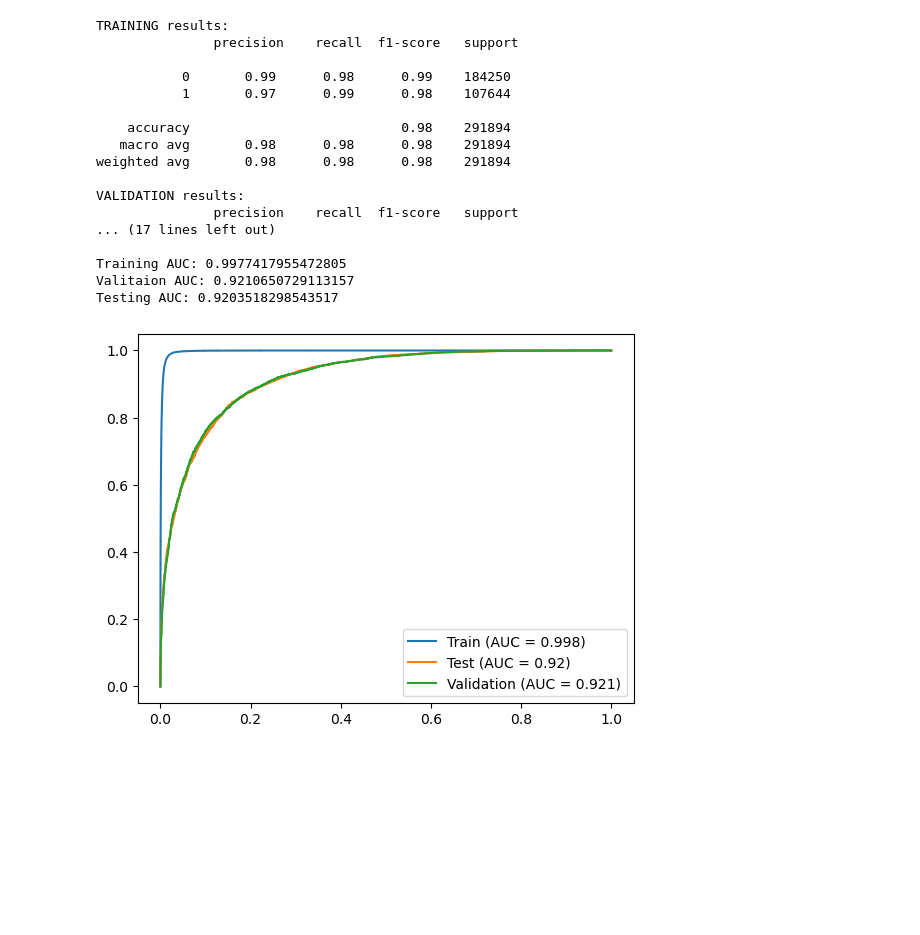
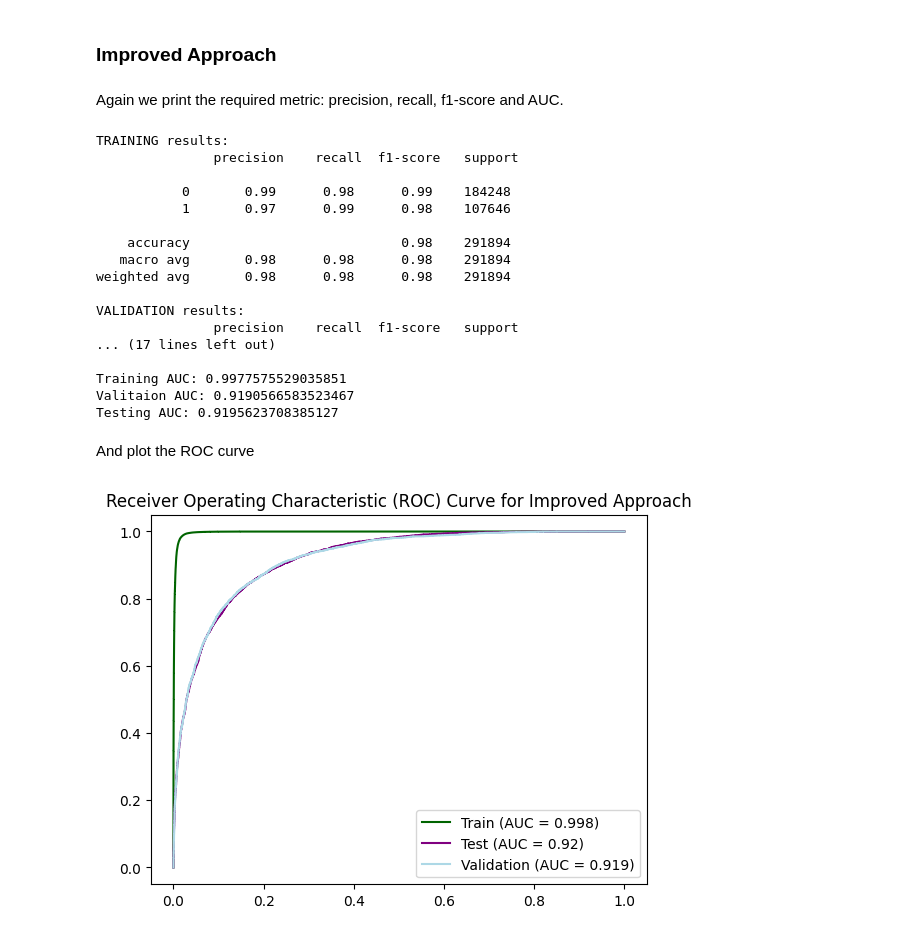
Before and after one commit to DaphneDjiakouri/Natural-Language-Processing, a Jupyter notebook: MadisonChester_DafniTziakouri/reproduce_results.ipynb, the cells around one changed output. Saved outputs shown, nothing was run; the diff lists cells and outputs as text; code cells hidden in the pictures; blank space fills up the shorter version.

```diff
--- a/MadisonChester_DafniTziakouri/reproduce_results.ipynb
+++ b/MadisonChester_DafniTziakouri/reproduce_results.ipynb
@@ -26,3 +38,3 @@ x_train, x_validation, y_train, y_validation = train_test_split(
 # %%
-simple_pipe = joblib.load(f'{MODELS_DIR}/simple_solution.pk1')
-improved_pipe = joblib.load(f'{MODELS_DIR}/improved_solution.joblib')
+simple_pipe = joblib.load(f'{MODELS_DIR}/simple_approach.pk1')
+improved_pipe = joblib.load(f'{MODELS_DIR}/improved_approach.joblib')
@@ -84,3 +102,5 @@ plt.close()
+# %% [markdown]
+### Improved Approach
 # %%
 y_pred_train = improved_pipe.predict(x_train)
 y_probs_train = improved_pipe.predict_proba(x_train)[:, 1]
@@ -90,6 +110,8 @@ y_probs_validation = improved_pipe.predict_proba(x_validation)[:, 1]
 
 y_pred_test = improved_pipe.predict(x_test)
 y_probs_test = improved_pipe.predict_proba(x_test)[:, 1]
+# %% [markdown]
+Again we print the required metric: precision, recall, f1-score and AUC.
 # %%
 fpr_train, tpr_train, _ = roc_curve(y_train, y_probs_train)
 auc_roc_train = auc(fpr_train, tpr_train)
@@ -109,8 +131,8 @@ print("Testing AUC:", auc_roc_test)
 TRAINING results:
                precision    recall  f1-score   support
 
-           0       0.99      0.98      0.99    184250
-           1       0.97      0.99      0.98    107644
+           0       0.99      0.98      0.99    184248
+           1       0.97      0.99      0.98    107646
 
     accuracy                           0.98    291894
    macro avg       0.98      0.98      0.98    291894
@@ -120,19 +142,19 @@ VALIDATION results:
                precision    recall  f1-score   support
 ... (17 lines left out)
 
-Training AUC: 0.9977417955472805
-Valitaion AUC: 0.9210650729113157
-Testing AUC: 0.9203518298543517
+Training AUC: 0.9977575529035851
+Valitaion AUC: 0.9190566583523467
+Testing AUC: 0.9195623708385127
+# %% [markdown]
+And plot the ROC curve
 # %%
-plt.plot(fpr_train, tpr_train,
-         label=f'Train (AUC = {round(auc_roc_train, 3)})')
-plt.plot(fpr_test, tpr_test,
-         label=f'Test (AUC = {round(auc_roc_test, 3)})')
-plt.plot(fpr_validation, tpr_validation,
-         label=f'Validation (AUC = {round(auc_roc_validation, 3)})')
+plt.plot(fpr_train, tpr_train, color='darkgreen', label=f'Train (AUC = {round(auc_roc_train, 3)})')
+plt.plot(fpr_test, tpr_test, color='purple', label=f'Test (AUC = {round(auc_roc_test, 3)})')
+plt.plot(fpr_validation, tpr_validation, color='lightblue', label=f'Validation (AUC = {round(auc_roc_validation, 3)})')
 plt.legend()
-plt.savefig(f'{MODELS_DIR}/basic_sol_roc.png', dpi=250)
+plt.title('Receiver Operating Characteristic (ROC) Curve for Improved Approach')
+plt.savefig(f'{MODELS_DIR}/roc_curve_improved.png', dpi=250)
 plt.show()
 plt.close()
 # %% [output]
-[figure, old version]
+[figure, new version]
```
Also changed, not shown: parts of 13 cells of this notebook, 1 other file.
